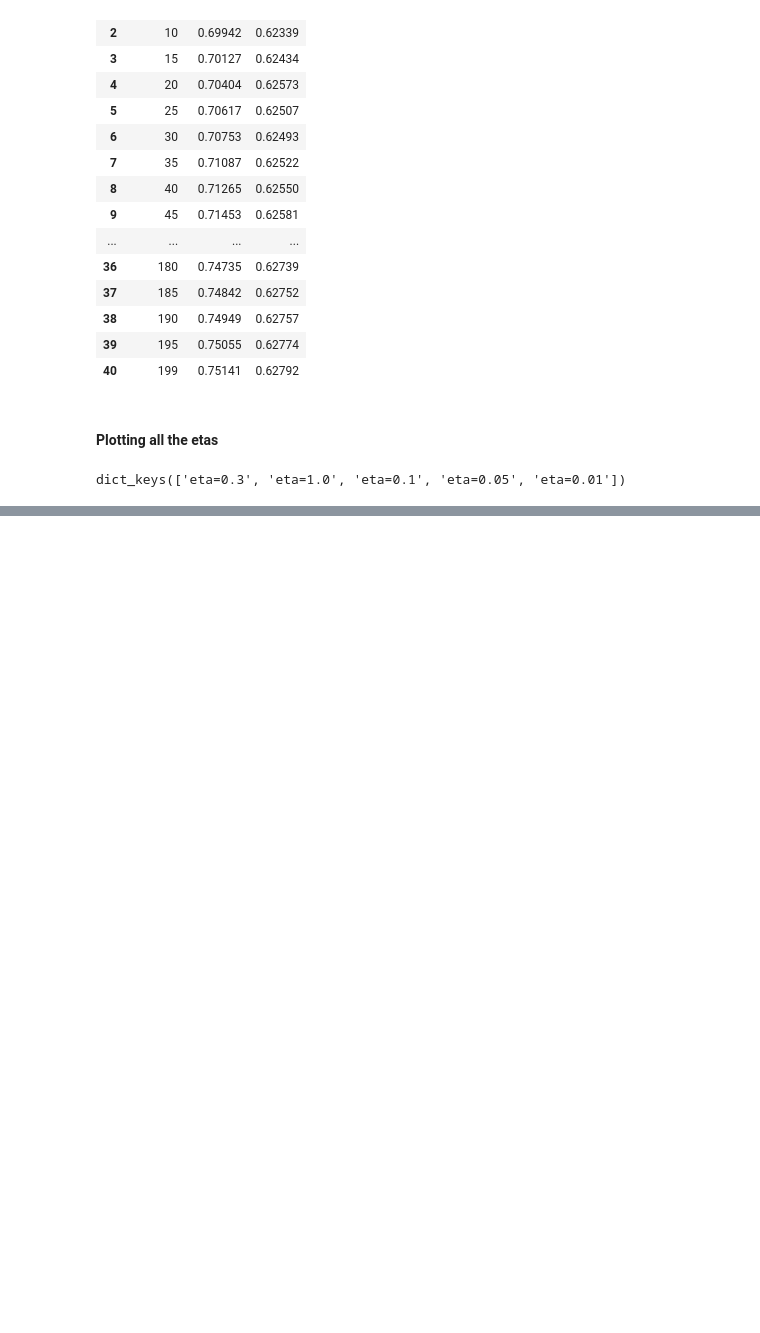
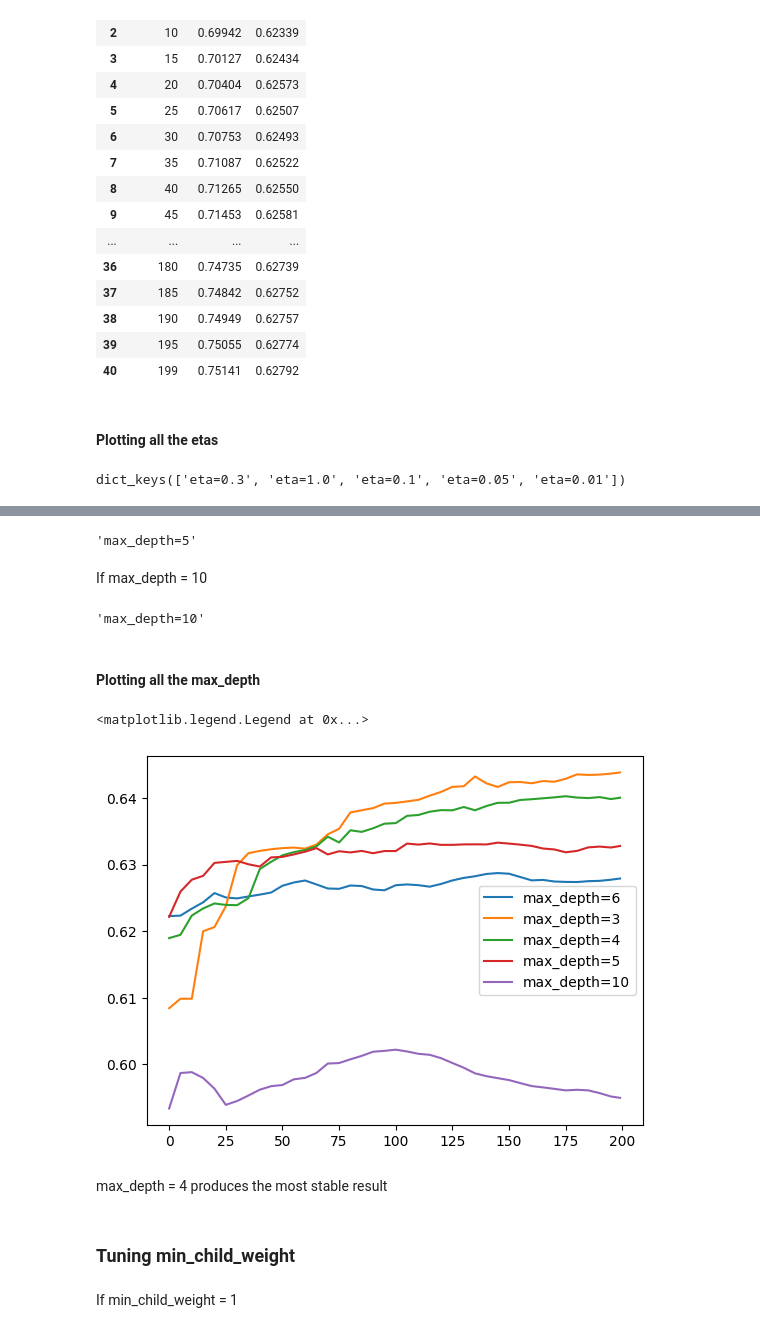
Before and after one commit to Veranika23/endometriosis-prediction, a Jupyter notebook: EDA/notebook.ipynb, the cells around one changed output, grey strips where cells are left out. Drawn from its saved outputs; the diff is of its cells as text; code cells hidden in the pictures; blank space fills up the shorter version.

```diff
--- a/EDA/notebook.ipynb
+++ b/EDA/notebook.ipynb
@@ -975,0 +1061,4 @@ dict_keys(['eta=0.3', 'eta=1.0', 'eta=0.1', 'eta=0.05', 'eta=0.01'])
+# %%
+key = 'max_depth=%s' % (xgb_params['max_depth'])
+scores[key] = xgb_output(output)
+key
@@ -975,0 +1087,47 @@ dict_keys(['eta=0.3', 'eta=1.0', 'eta=0.1', 'eta=0.05', 'eta=0.01'])
+# %%
+key = 'max_depth=%s' % (xgb_params['max_depth'])
+scores[key] = xgb_output(output)
+key
+# %% [output]
+'max_depth=5'
+# %% [markdown]
+If max_depth = 10
+# %%
+%%capture output
+
+xgb_params = {
+    'eta': 0.01,
+    'max_depth': 10,
+    'min_child_weight': 1,
+
+    'objective': 'binary:logistic',
+    'eval_metric': 'auc',
+
+    'seed': 39,
+    'verbosity': 1,
+}
+
+model = xgb.train(xgb_params, dtrain, num_boost_round = 200,
+                  verbose_eval = 5,
+                  evals=watchlist)
+# %%
+key = 'max_depth=%s' % (xgb_params['max_depth'])
+scores[key] = xgb_output(output)
+key
+# %% [output]
+'max_depth=10'
+# %% [markdown]
+#### Plotting all the max_depth
+# %%
+for max_depth, df_score in scores.items():
+    plt.plot(df_score.num_iter, df_score.val_auc, label = max_depth)
+plt.legend()
+# %% [output]
+<matplotlib.legend.Legend at 0x...>
+[figure, added]
+# %% [markdown]
+max_depth = 4 produces the most stable result
+# %% [markdown]
+### Tuning min_child_weight
+# %% [markdown]
+If min_child_weight = 1
```
Also changed, not shown: parts of 25 cells of this notebook.
